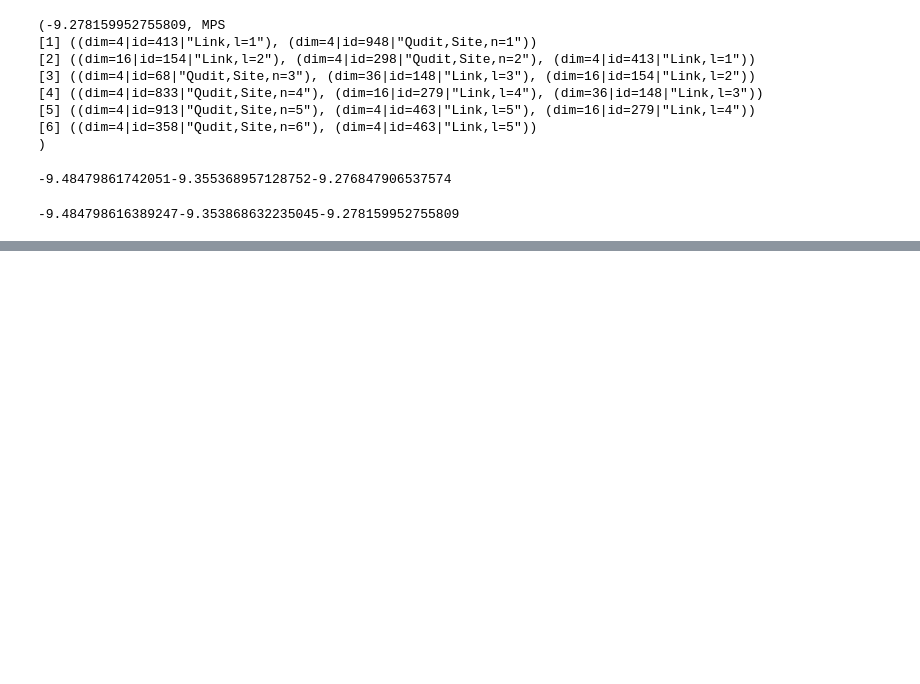
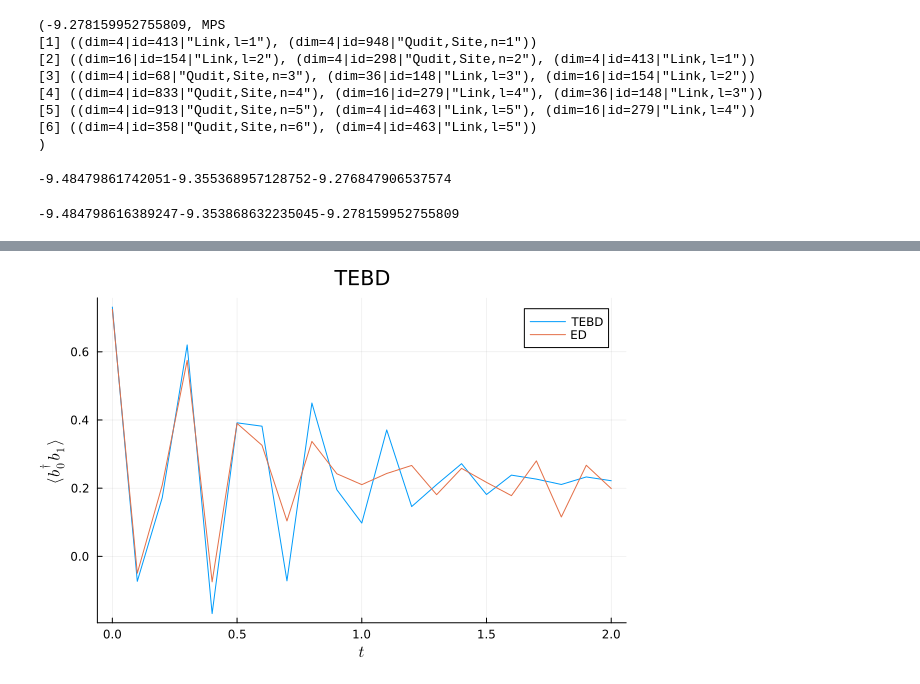
Before and after one commit to Joacop16/Tensor_Networks_with_Julia, a Jupyter notebook: Bose Hubbard Model.ipynb, the cells around one changed output, grey strips where cells are left out. Cells and saved outputs as stored; diff of their text form; code cells hidden in the pictures; blank space fills up the shorter version.

```diff
--- a/Bose Hubbard Model.ipynb
+++ b/Bose Hubbard Model.ipynb
@@ -222,0 +449,9 @@ println(energy_ground_state, energy_1_excited_state, energy_2_excited_state) #Us
+# %%
+plot(Times_TEBD, Correlations_TEBD, label = "TEBD")
+plot!(Times_ED, Correlations_ED, label = "ED")
+
+xlabel!(L"t")
+ylabel!(L"\langle b^{\dagger}_{0} b_{1} \rangle")
+title!("TEBD")
+# %% [output]
+[figure, added]
```
Also changed, not shown: parts of 16 cells of this notebook.
